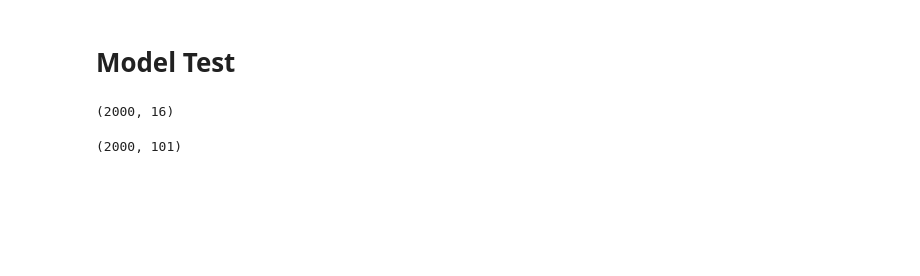
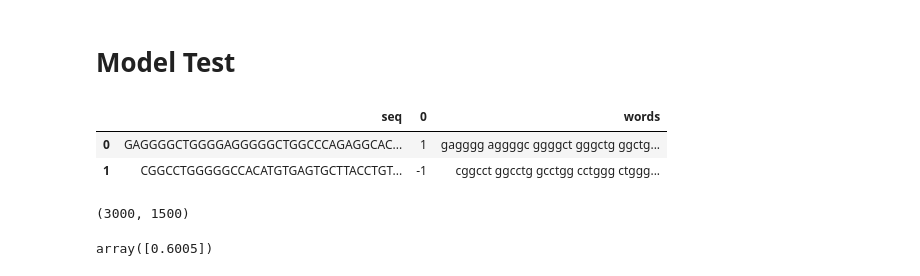
Before and after one commit to IsraelAbebe/kernel-ammi-kaggle-Team-IS, a Jupyter notebook: israel/KernelRidge.ipynb, the cells around one changed output. Drawn from its saved outputs; the diff is of its cells as text; code cells hidden in the pictures; blank space fills up the shorter version.

```diff
--- a/israel/KernelRidge.ipynb
+++ b/israel/KernelRidge.ipynb
@@ -13,7 +16,7 @@ import optuna
 # %%
 
-X_test_ = pd.read_csv('../data/Xte.csv',sep=',',index_col=0).values
-X_train_ = pd.read_csv('../data/Xtr.csv',sep=',',index_col=0).values
+X_test_ = pd.read_csv('../data/Xte.csv',sep=',',index_col=0)
+X_train_ = pd.read_csv('../data/Xtr.csv',sep=',',index_col=0)
 
 X_test_mat100 = pd.read_csv('../data/Xte_mat100.csv',sep=' ',header=None).values
 X_train_mat100 = pd.read_csv('../data/Xtr_mat100.csv',sep=' ',header=None).values
@@ -270,20 +266,38 @@ def cross_validate(x_data,y_data,kernel=None,lambd=0.2,sigma=0.5,k=5,p=None):
     return value
 # %%
 # cross_validate(X_preprocess_train, y,kernel='',lambd=0.001,k=4,sigma=0.2)
-# %%
-# Count Vectorizer
-def get_n_grams(data1):
-    cv = CountVectorizer(analyzer='char',ngram_range=(2,2))
-    X = cv.fit_transform(data1).toarray()
-    return X
-
-X_preprocess = get_n_grams(X_train_.flatten())
-X_preprocess.shape
-# %% [output]
-(2000, 16)
-# %%
-np.array(X_list).shape
-# %% [output]
-(2000, 101)
+# %%
+train_data = pd.concat([X_train_ , pd.DataFrame(y)],axis=1)
+
+def getKmers(sequence, size=6):
+    return [sequence[x:x+size].lower() for x in range(len(sequence) - size + 1)]
+
+train_data['words'] = train_data.seq.apply(lambda x: ' '.join(getKmers(x)))
+X_test_['words'] = X_test_.seq.apply(lambda x: ' '.join(getKmers(x)))
+train_data.head(2)
+# %% [output]
+|  | seq | 0 | words |
+| 0 | GAGGGGCTGGGGAGGGGGCTGGCCCAGAGGCAC... | 1 | gagggg aggggc ggggct gggctg ggctg... |
+| 1 | CGGCCTGGGGGCCACATGTGAGTGCTTACCTGT... | -1 | cggcct ggcctg gcctgg cctggg ctggg... |
+# %%
+from sklearn.feature_extraction.text import CountVectorizer
+
+
+data = pd.DataFrame(pd.concat([train_data.words,X_test_.words],axis=0))
+
+train_text = data.words.values
+
+cv = CountVectorizer(ngram_range=(2,2),max_features=1500,min_df=10,binary=True)
+X = cv.fit_transform(train_text)
+X = X.todense()
+
+
+X.shape
+# %% [output]
+(3000, 1500)
+# %%
+cross_validate(np.array(X)[:2000,:],y,kernel='linear',lambd=0.001,k=4,sigma=0.2)
+# %% [output]
+array([0.6005])
 # %%
 def objective(trial):
```
Also changed, not shown: parts of 16 cells of this notebook, 3 other files.
